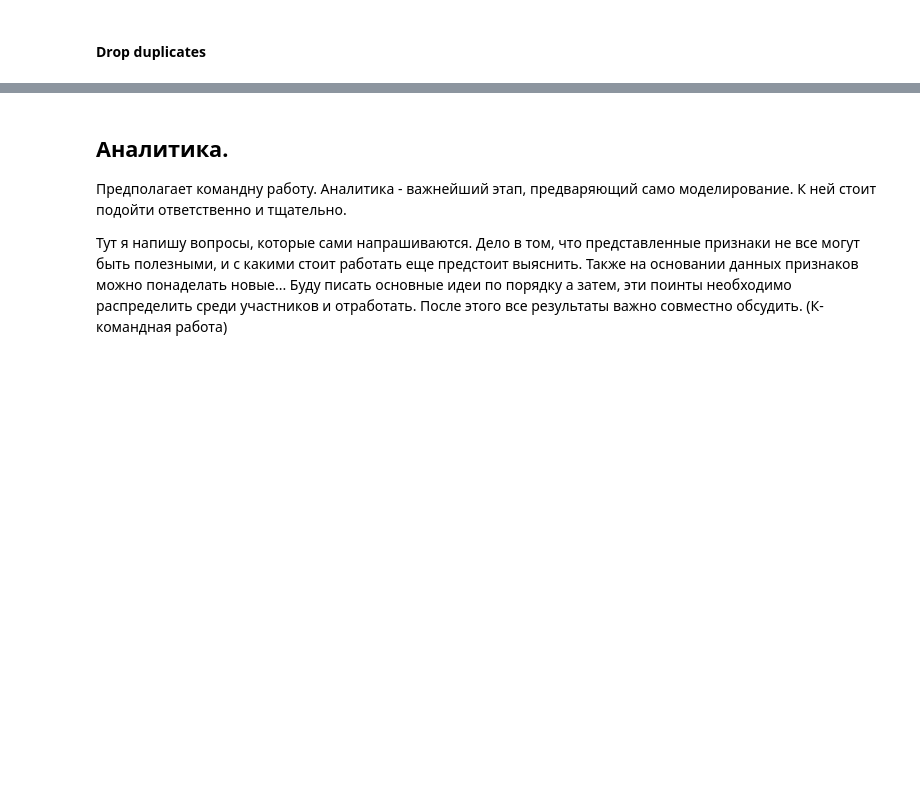
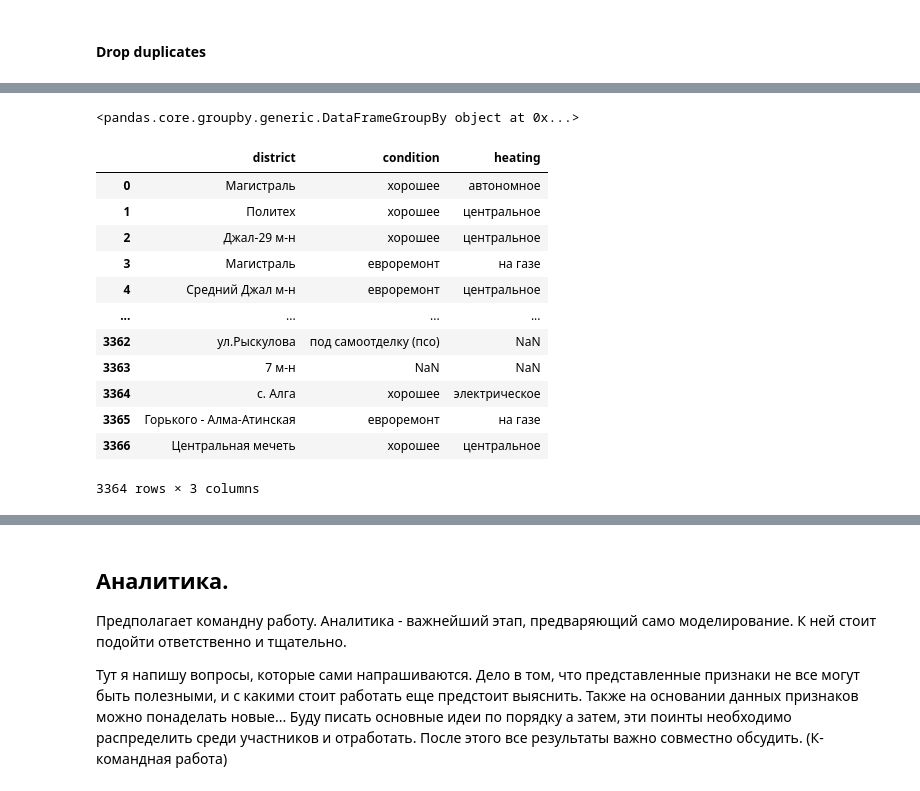
Before and after one commit to awesic/House_KG_Parsing, a Jupyter notebook: house_kg_project.ipynb, the cells around one changed output, grey strips where cells are left out. Drawn from its saved outputs; the diff is of its cells as text; code cells hidden in the pictures; blank space fills up the shorter version.

```diff
--- a/house_kg_project.ipynb
+++ b/house_kg_project.ipynb
@@ -182,0 +434,40 @@ Name: Состояние, Length: 283, dtype: object
+# %%
+def scaling_ceiling_heights(height)->float:
+    try:
+        temp = float(height.split()[0])
+
+        if temp > 6.0:
+            temp = str(temp)
+            temp = temp[0] + '.' + temp[1:-2]
+            temp = float(temp)
+        return temp
+    except:
+        return height
+# %%
+df_cleaned2['ceiling_height'] = df_cleaned2['ceiling_height'].map(scaling_ceiling_heights)
+# %%
+def fillna_ceil_height(df:pd.DataFrame)->pd.Series:
+    dict_ = {'элитка': 3.25,
+    'сталинка': 3.35,
+    'индивид. планировка': 3.05,
+    '106 серия': 2.6,
+    '106 серия улучшенная': 2.75,
+    'малосемейка': 2.55,
+    'хрущевка': 2.55,
+    '105 серия': 2.6,
+    '104 серия': 2.6,
+    'пентхаус': 4.0,
+    '108 серия': 2.65,
+    '107 серия': 2.65,
+    '104 серия улучшенная': 2.75,
+    '105 серия улучшенная': 2.75,
+    '102 серия': 2.6,}
+
+    temp_df = df.copy()
+    ind = temp_df[temp_df['ceiling_height'].isna()].index
+    for i in ind:
+        temp_df.loc[i,'ceiling_height'] = dict_.get(temp_df.loc[i, 'series'])
+
+    return temp_df['ceiling_height']
+# %%
+df_cleaned2['ceiling_height'] = fillna_ceil_height(df_cleaned2)
@@ -182,0 +486,20 @@ Name: Состояние, Length: 283, dtype: object
+# %%
+df_cleaned2.groupby(['district'])
+# %% [output]
+<pandas.core.groupby.generic.DataFrameGroupBy object at 0x...>
+# %%
+df_cleaned2.loc[:, ['district', 'condition', 'heating']]
+# %% [output]
+|  | district | condition | heating |
+| 0 | Магистраль | хорошее | автономное |
+| 1 | Политех | хорошее | центральное |
+| 2 | Джал-29 м-н | хорошее | центральное |
+| 3 | Магистраль | евроремонт | на газе |
+| 4 | Средний Джал м-н | евроремонт | центральное |
+| ... | ... | ... | ... |
+| 3362 | ул.Рыскулова | под самоотделку (псо) | NaN |
+| 3363 | 7 м-н | NaN | NaN |
+| 3364 | с. Алга | хорошее | электрическое |
+| 3365 | Горького - Алма-Атинская | евроремонт | на газе |
+| 3366 | Центральная мечеть | хорошее | центральное |
+3364 rows × 3 columns
```
Also changed, not shown: parts of 68 cells of this notebook.
